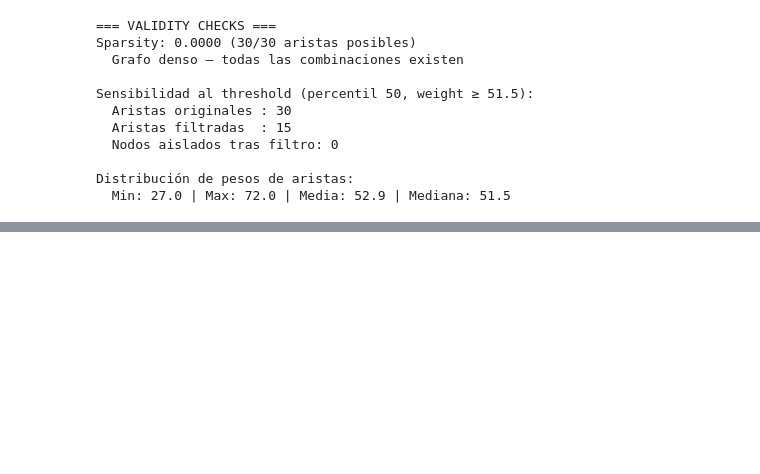
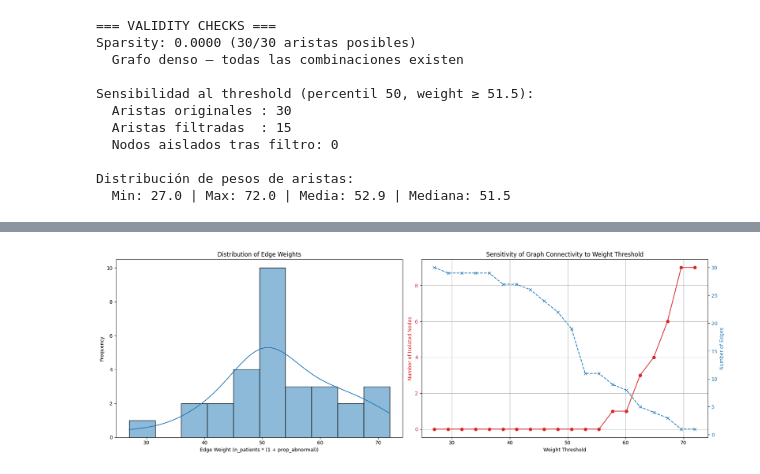
Before and after one commit to SofiaGMiranda/BIG-DATA-FINAL-PROYECT-2025-01, a Jupyter notebook: project/notebooks/week13_graph.ipynb, the cells around one changed output, grey strips where cells are left out. Saved outputs shown, nothing was run; the diff lists cells and outputs as text; code cells hidden in the pictures; blank space fills up the shorter version.

```diff
--- a/project/notebooks/week13_graph.ipynb
+++ b/project/notebooks/week13_graph.ipynb
@@ -363 +407,64 @@ Gráfico guardado: graph_analysis.png
+# %%
+# Get edge weights
+weights = [d['weight'] for u, v, d in G.edges(data=True)]
+
+# Define a range of thresholds to test, from min_weight to max_weight
+min_w = min(weights)
+max_w = max(weights)
+num_thresholds = 20 # Number of steps in the threshold range
+
+threshold_values = np.linspace(min_w, max_w, num_thresholds)
+
+isolated_nodes_counts = []
+filtered_edges_counts = []
+
+for threshold in threshold_values:
+    G_temp = nx.Graph()
+
+    # Add only edges with weight >= threshold
+    for u, v, d in G.edges(data=True):
+        if d['weight'] >= threshold:
+            G_temp.add_edge(u, v, **d)
+
+    # Ensure all original nodes are in the temporary graph to count isolates correctly
+    for node in G.nodes():
+        if node not in G_temp:
+            G_temp.add_node(node, **G.nodes[node])
+
+    num_isolated_nodes = len(list(nx.isolates(G_temp)))
+    num_filtered_edges = G_temp.number_of_edges()
+
+    isolated_nodes_counts.append(num_isolated_nodes)
+    filtered_edges_counts.append(num_filtered_edges)
+
+# Create a figure with two subplots
+fig, (ax_hist, ax_sensitivity) = plt.subplots(1, 2, figsize=(18, 6))
+
+# Subplot 1: Weight Distribution Histogram
+sns.histplot(weights, bins=10, kde=True, ax=ax_hist)
+ax_hist.set_title('Distribution of Edge Weights')
+ax_hist.set_xlabel('Edge Weight (n_patients * (1 + prop_abnormal))')
+ax_hist.set_ylabel('Frequency')
+
+# Subplot 2: Sensitivity of Graph Connectivity to Weight Threshold
+color = 'tab:red'
+ax_sensitivity_nodes = ax_sensitivity
+ax_sensitivity_nodes.set_xlabel('Weight Threshold')
+ax_sensitivity_nodes.set_ylabel('Number of Isolated Nodes', color=color)
+ax_sensitivity_nodes.plot(threshold_values, isolated_nodes_counts, color=color, marker='o', linestyle='-')
+ax_sensitivity_nodes.tick_params(axis='y', labelcolor=color)
+
+ax_sensitivity_edges = ax_sensitivity_nodes.twinx() # instantiate a second axes that shares the same x-axis
+color = 'tab:blue'
+ax_sensitivity_edges.set_ylabel('Number of Edges', color=color) # we already handled the x-label with ax1
+ax_sensitivity_edges.plot(threshold_values, filtered_edges_counts, color=color, marker='x', linestyle='--')
+ax_sensitivity_edges.tick_params(axis='y', labelcolor=color)
+
+ax_sensitivity.set_title('Sensitivity of Graph Connectivity to Weight Threshold')
+ax_sensitivity.grid(True)
+
+plt.tight_layout()
+plt.show()
+# %% [output]
+[figure, added]
 # %%
```
Also changed, not shown: parts of 8 cells of this notebook, 2 other files.
